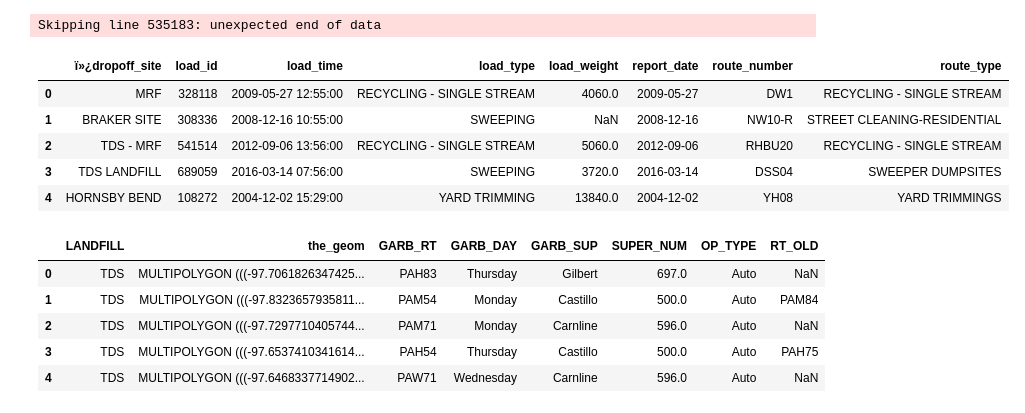
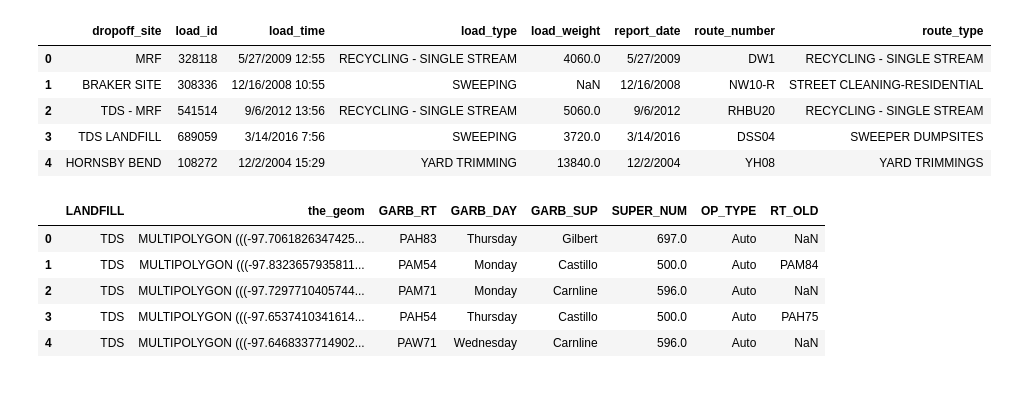
Before and after one commit to TheLittlePrincess/Final_project, a Jupyter notebook: waste_data_etl.ipynb, the cells around one changed output. Saved outputs shown, nothing was run; the diff lists cells and outputs as text; code cells hidden in the pictures.

Commit message:
added pseudo code and tinkered with zipcode data

```diff
--- a/waste_data_etl.ipynb
+++ b/waste_data_etl.ipynb
@@ -1,20 +1,19 @@
 # %%
 # Import our dependencies
 from sklearn.model_selection import train_test_split
 from sklearn.preprocessing import StandardScaler,OneHotEncoder
 import pandas as pd
 import tensorflow as tf
 
-#  Import and read the charity_data.csv.
+#  Import and read the csv.
 import pandas as pd
-waste_df = pd.read_csv("./resources/austin_waste_and_diversion.csv",engine='python', error_bad_lines=False, delimiter=',', skip_blank_lines=True, header=0)
+waste_df = pd.read_csv("./resources/austin_waste_and_diversion.csv", error_bad_lines=False, delimiter=',', skip_blank_lines=True)
 waste_df.head()
 # %% [output]
-Skipping line 535183: unexpected end of data
-|  | ï»¿dropoff_site | load_id | load_time | load_type | load_weight | report_date | route_number | route_type |
-| 0 | MRF | 328118 | 2009-05-27 12:55:00 | RECYCLING - SINGLE STREAM | 4060.0 | 2009-05-27 | DW1 | RECYCLING - SINGLE STREAM |
-| 1 | BRAKER SITE | 308336 | 2008-12-16 10:55:00 | SWEEPING | NaN | 2008-12-16 | NW10-R | STREET CLEANING-RESIDENTIAL |
-| 2 | TDS - MRF | 541514 | 2012-09-06 13:56:00 | RECYCLING - SINGLE STREAM | 5060.0 | 2012-09-06 | RHBU20 | RECYCLING - SINGLE STREAM |
-| 3 | TDS LANDFILL | 689059 | 2016-03-14 07:56:00 | SWEEPING | 3720.0 | 2016-03-14 | DSS04 | SWEEPER DUMPSITES |
-| 4 | HORNSBY BEND | 108272 | 2004-12-02 15:29:00 | YARD TRIMMING | 13840.0 | 2004-12-02 | YH08 | YARD TRIMMINGS |
+|  | dropoff_site | load_id | load_time | load_type | load_weight | report_date | route_number | route_type |
+| 0 | MRF | 328118 | 5/27/2009 12:55 | RECYCLING - SINGLE STREAM | 4060.0 | 5/27/2009 | DW1 | RECYCLING - SINGLE STREAM |
+| 1 | BRAKER SITE | 308336 | 12/16/2008 10:55 | SWEEPING | NaN | 12/16/2008 | NW10-R | STREET CLEANING-RESIDENTIAL |
+| 2 | TDS - MRF | 541514 | 9/6/2012 13:56 | RECYCLING - SINGLE STREAM | 5060.0 | 9/6/2012 | RHBU20 | RECYCLING - SINGLE STREAM |
+| 3 | TDS LANDFILL | 689059 | 3/14/2016 7:56 | SWEEPING | 3720.0 | 3/14/2016 | DSS04 | SWEEPER DUMPSITES |
+| 4 | HORNSBY BEND | 108272 | 12/2/2004 15:29 | YARD TRIMMING | 13840.0 | 12/2/2004 | YH08 | YARD TRIMMINGS |
 # %%
```
Also changed, not shown: parts of 6 cells of this notebook, 1 other file.
